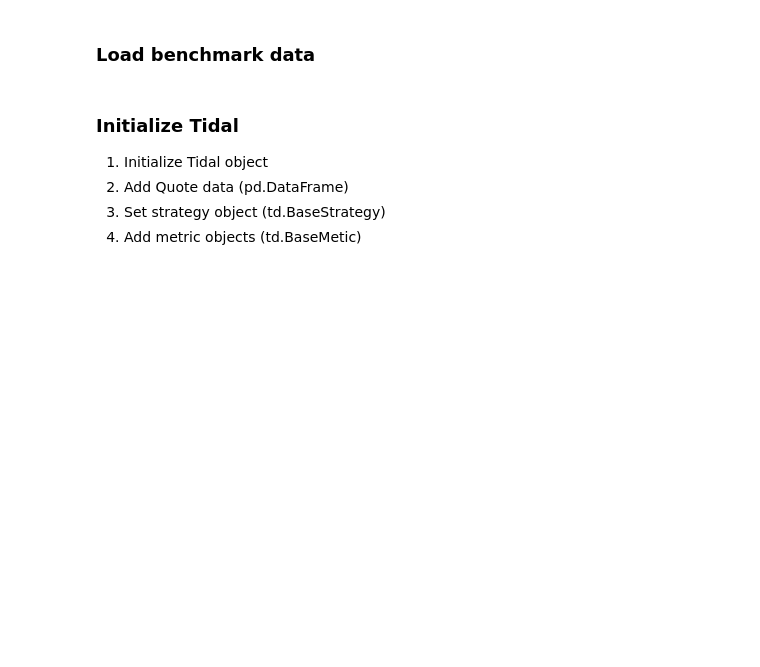
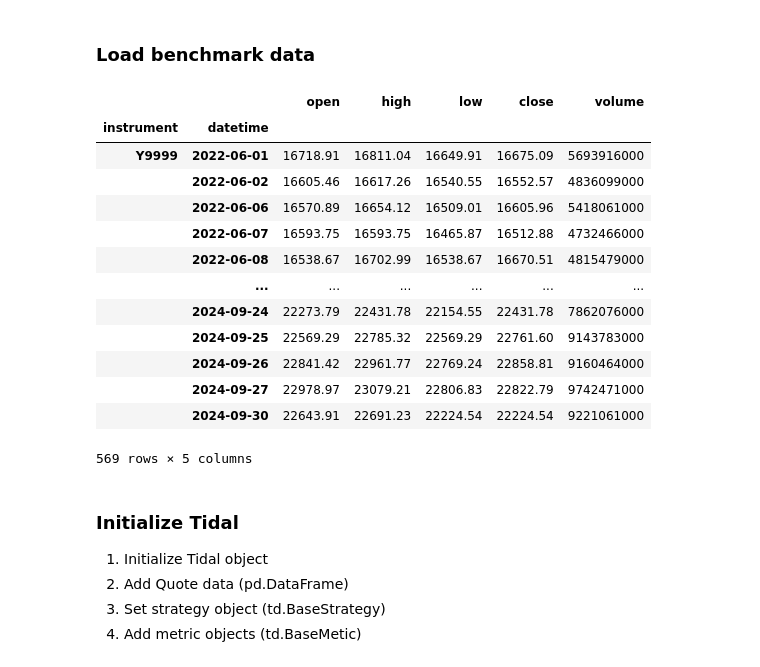
Before and after one commit to jeff611196/individualized-indicator, a Jupyter notebook: backtest/backtest.ipynb, the cells around one changed output. Drawn from its saved outputs; the diff is of its cells as text; code cells hidden in the pictures; blank space fills up the shorter version.

```diff
--- a/backtest/backtest.ipynb
+++ b/backtest/backtest.ipynb
@@ -200,26 +184,41 @@ df = pd.read_parquet(
 # %% [markdown]
 ### Load benchmark data
 # %%
-benchmark_inst = "0050"
+benchmark_inst = "Y9999"
 benchmark_data = pd.read_parquet(
     f"{PLUMBER_HOST}stocks/tw/ohlcv",
     storage_options={
         "gcp-token": json.dumps(token),
         "start-date": start_date,
         "end-date": end_date,
         "tickers": benchmark_inst,
     },
 )
 benchmark_data.index.set_levels(
     pd.to_datetime(benchmark_data.index.levels[1]),
     level=1,
     inplace=True,
 )
 benchmark_data.rename_axis(index={
     'ticker': 'instrument'
 }, inplace=True)
 
 benchmark_data
+# %% [output]
+|  |  | open | high | low | close | volume |
+| instrument | datetime |  |  |  |  |  |
+| Y9999 | 2022-06-01 | 16718.91 | 16811.04 | 16649.91 | 16675.09 | 5693916000 |
+|  | 2022-06-02 | 16605.46 | 16617.26 | 16540.55 | 16552.57 | 4836099000 |
+|  | 2022-06-06 | 16570.89 | 16654.12 | 16509.01 | 16605.96 | 5418061000 |
+|  | 2022-06-07 | 16593.75 | 16593.75 | 16465.87 | 16512.88 | 4732466000 |
+|  | 2022-06-08 | 16538.67 | 16702.99 | 16538.67 | 16670.51 | 4815479000 |
+|  | ... | ... | ... | ... | ... | ... |
+|  | 2024-09-24 | 22273.79 | 22431.78 | 22154.55 | 22431.78 | 7862076000 |
+|  | 2024-09-25 | 22569.29 | 22785.32 | 22569.29 | 22761.60 | 9143783000 |
+|  | 2024-09-26 | 22841.42 | 22961.77 | 22769.24 | 22858.81 | 9160464000 |
+|  | 2024-09-27 | 22978.97 | 23079.21 | 22806.83 | 22822.79 | 9742471000 |
+|  | 2024-09-30 | 22643.91 | 22691.23 | 22224.54 | 22224.54 | 9221061000 |
+569 rows × 5 columns
 # %% [markdown]
 ### Initialize Tidal
 1. Initialize Tidal object
```
Also changed, not shown: parts of 14 cells of this notebook, 1 other file.
